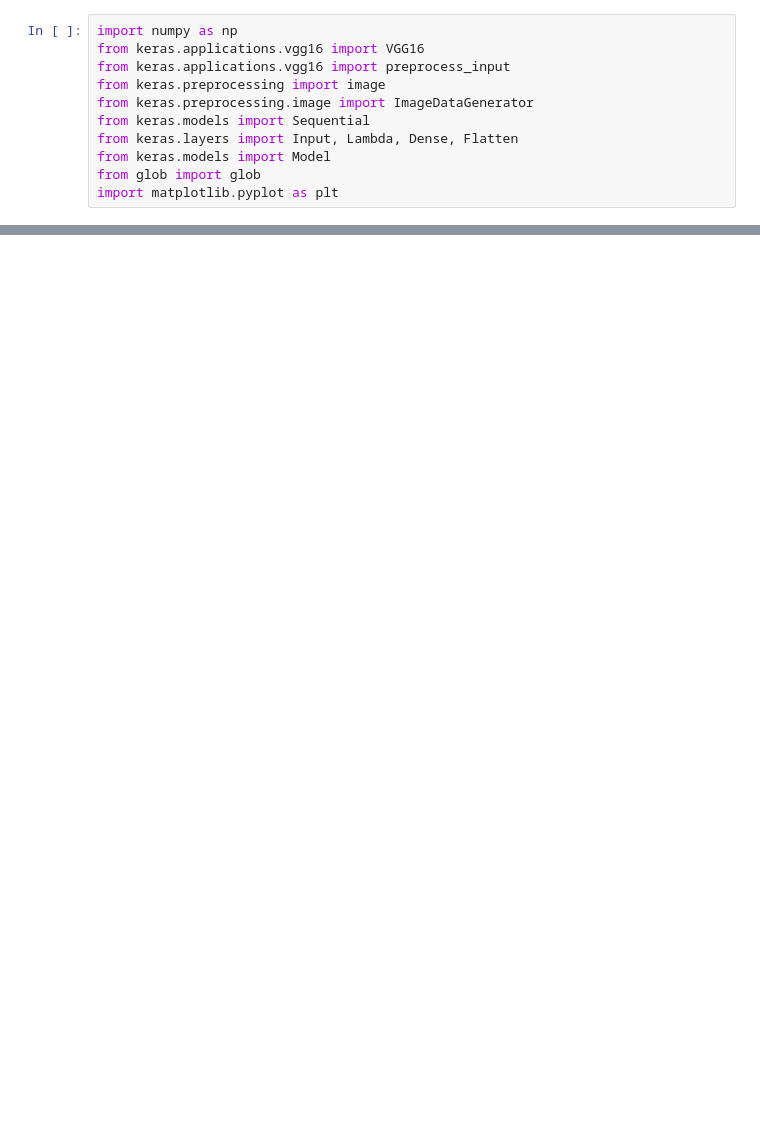
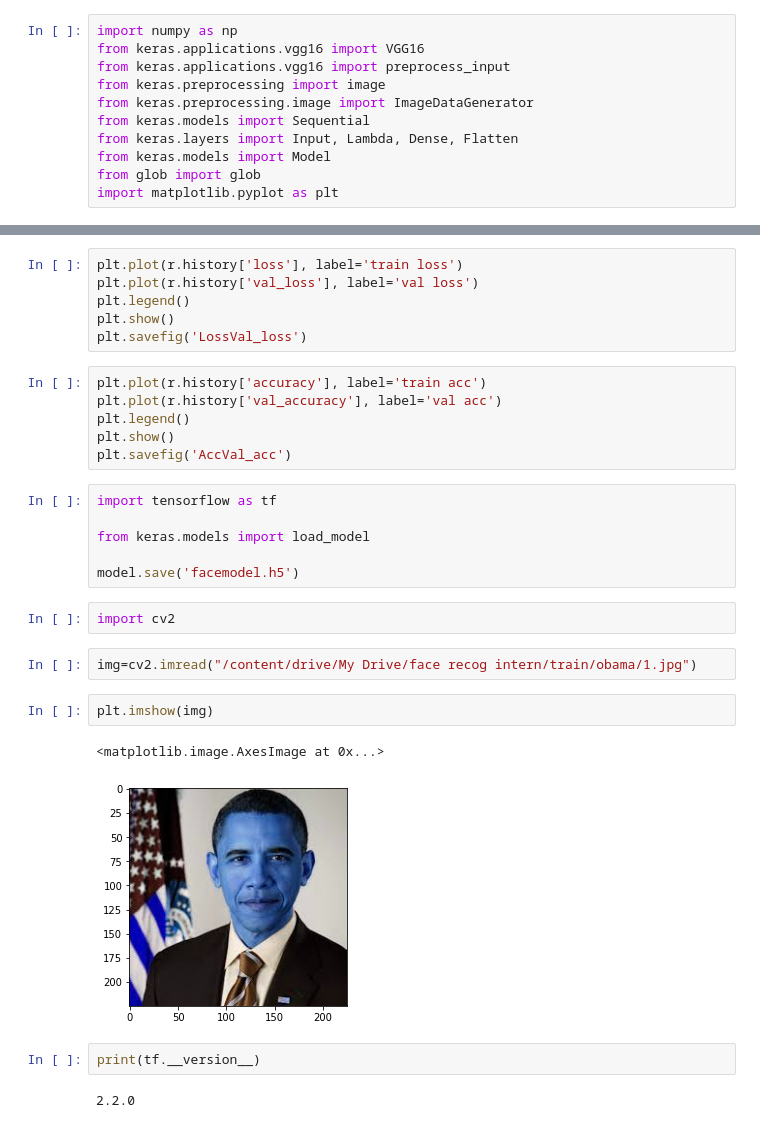
Before and after one commit to rishabhs-s/face-recognition-dl, a Jupyter notebook: INTERNSHALA_0820_ASSIGN1_RISHABH.ipynb, the cells around one changed output, grey strips where cells are left out. Saved outputs shown, nothing was run; the diff lists cells and outputs as text; blank space fills up the shorter version.

```diff
--- a/INTERNSHALA_0820_ASSIGN1_RISHABH.ipynb
+++ b/INTERNSHALA_0820_ASSIGN1_RISHABH.ipynb
@@ -22,0 +117,31 @@ import matplotlib.pyplot as plt
+# %%
+plt.plot(r.history['loss'], label='train loss')
+plt.plot(r.history['val_loss'], label='val loss')
+plt.legend()
+plt.show()
+plt.savefig('LossVal_loss')
+# %%
+plt.plot(r.history['accuracy'], label='train acc')
+plt.plot(r.history['val_accuracy'], label='val acc')
+plt.legend()
+plt.show()
+plt.savefig('AccVal_acc')
+# %%
+import tensorflow as tf
+
+from keras.models import load_model
+
+model.save('facemodel.h5')
+# %%
+import cv2
+# %%
+img=cv2.imread("/content/drive/My Drive/face recog intern/train/obama/1.jpg")
+# %%
+plt.imshow(img)
+# %% [output]
+<matplotlib.image.AxesImage at 0x...>
+[figure, added]
+# %%
+print(tf.__version__)
+# %% [output]
+2.2.0
```
Also changed, not shown: parts of 16 cells of this notebook.
